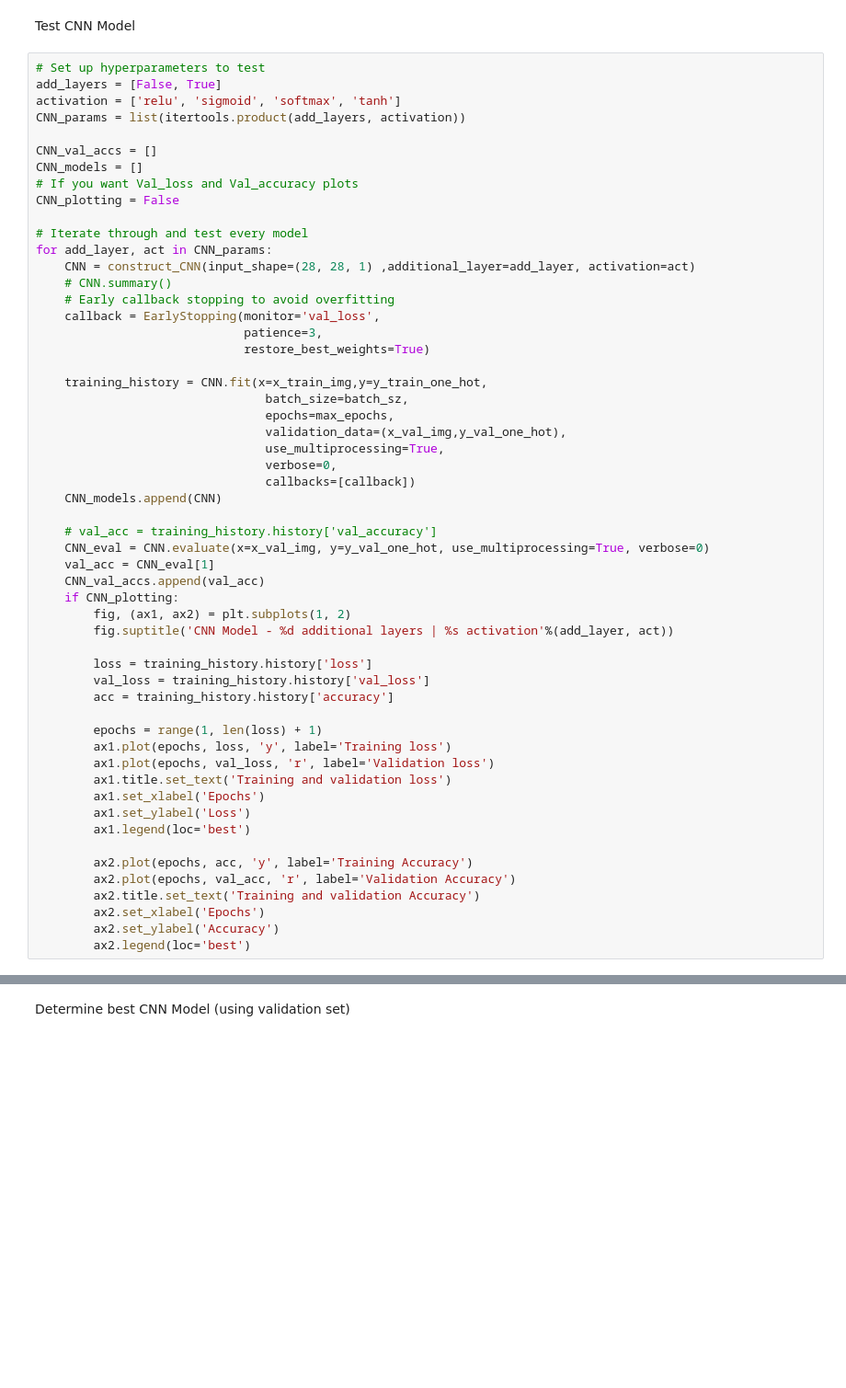
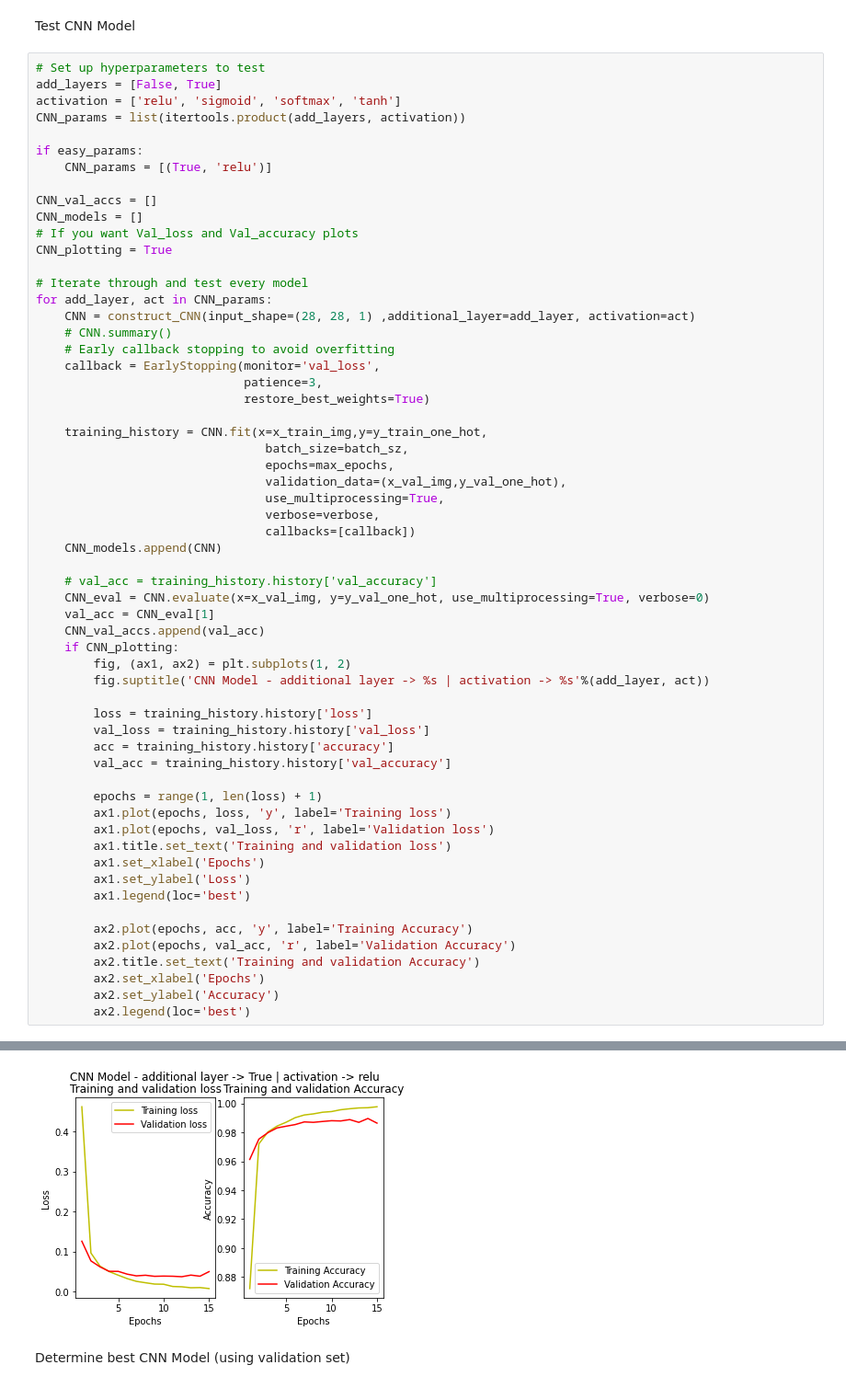
Before and after one commit to ivalencius/Machine_learning_INF264, a Jupyter notebook: Projects/2/digit_recognizer.ipynb, the cells around one changed output, grey strips where cells are left out. Shown: that part at 92% size. Saved outputs shown, nothing was run; the diff lists cells and outputs as text; blank space fills up the shorter version.

```diff
--- a/Projects/2/digit_recognizer.ipynb
+++ b/Projects/2/digit_recognizer.ipynb
@@ -270,10 +269,13 @@ add_layers = [False, True]
 activation = ['relu', 'sigmoid', 'softmax', 'tanh']
 CNN_params = list(itertools.product(add_layers, activation))
 
+if easy_params:
+    CNN_params = [(True, 'relu')]
+
 CNN_val_accs = []
 CNN_models = []
 # If you want Val_loss and Val_accuracy plots
-CNN_plotting = False
+CNN_plotting = True
 
 # Iterate through and test every model
 for add_layer, act in CNN_params:
@@ -289,7 +291,7 @@ for add_layer, act in CNN_params:
                                 epochs=max_epochs,
                                 validation_data=(x_val_img,y_val_one_hot),
                                 use_multiprocessing=True,
-                                verbose=0,
+                                verbose=verbose,
                                 callbacks=[callback])
     CNN_models.append(CNN)
 
@@ -299,11 +301,12 @@ for add_layer, act in CNN_params:
     CNN_val_accs.append(val_acc)
     if CNN_plotting:
         fig, (ax1, ax2) = plt.subplots(1, 2)
-        fig.suptitle('CNN Model - %d additional layers | %s activation'%(add_layer, act))
+        fig.suptitle('CNN Model - additional layer -> %s | activation -> %s'%(add_layer, act))
 
         loss = training_history.history['loss']
         val_loss = training_history.history['val_loss']
         acc = training_history.history['accuracy']
+        val_acc = training_history.history['val_accuracy']
 
         epochs = range(1, len(loss) + 1)
         ax1.plot(epochs, loss, 'y', label='Training loss')
@@ -319,3 +322,4 @@ for add_layer, act in CNN_params:
         ax2.set_xlabel('Epochs')
         ax2.set_ylabel('Accuracy')
         ax2.legend(loc='best')
+# %% [output]
@@ -322,3 +343,4 @@ for add_layer, act in CNN_params:
+[figure, added]
 # %% [markdown]
 Determine best CNN Model (using validation set)
 # %%
```
Also changed, not shown: parts of 20 cells of this notebook.
